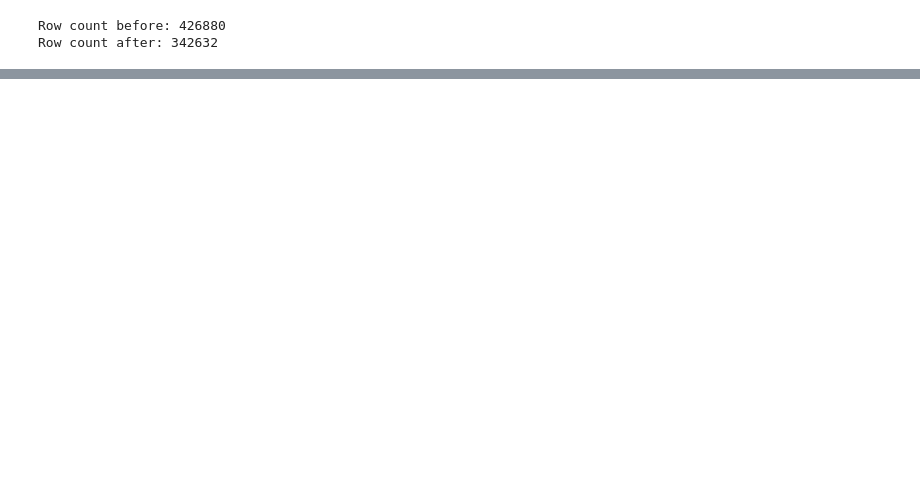
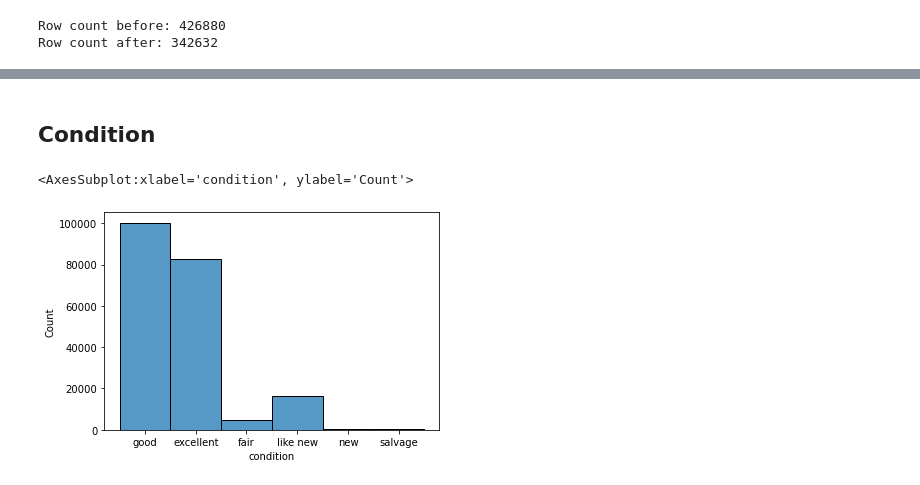
Before and after one commit to nikhilkr31/used-cars-price-prediction, a Jupyter notebook: Vehicles.ipynb, the cells around one changed output, grey strips where cells are left out. Drawn from its saved outputs; the diff is of its cells as text; code cells hidden in the pictures; blank space fills up the shorter version.

```diff
--- a/Vehicles.ipynb
+++ b/Vehicles.ipynb
@@ -87,0 +118,17 @@ sns.boxplot(data=cars,x='price')
+# %%
+#Dropping the rows with no year value
+
+cars = cars[cars.year.notnull()]
+
+#Calculate the age of the car and store it in a new column 'age'
+cars['age'] = cars.year.apply(lambda x: int(2020-x))
+print('Row count before:',cars.shape[0])
+
+#Considering more recently manufactured cars(>2000)
+cars = cars[cars['age'].between(0,23)]
+print('Row count after filtering age:',cars.shape[0])
+
+#dropping the 'year' feature
+print('Feature count',cars.shape[1])
+cars.drop('year',axis=1,inplace=True)
+print('Feature count after',cars.shape[1])
@@ -87,0 +152,8 @@ sns.boxplot(data=cars,x='price')
+# %% [markdown]
+## Condition
+# %%
+cars.condition.value_counts()
+sns.histplot(data=cars,x='condition')
+# %% [output]
+<AxesSubplot:xlabel='condition', ylabel='Count'>
+[figure, added]
```
Also changed, not shown: parts of 33 cells of this notebook.
